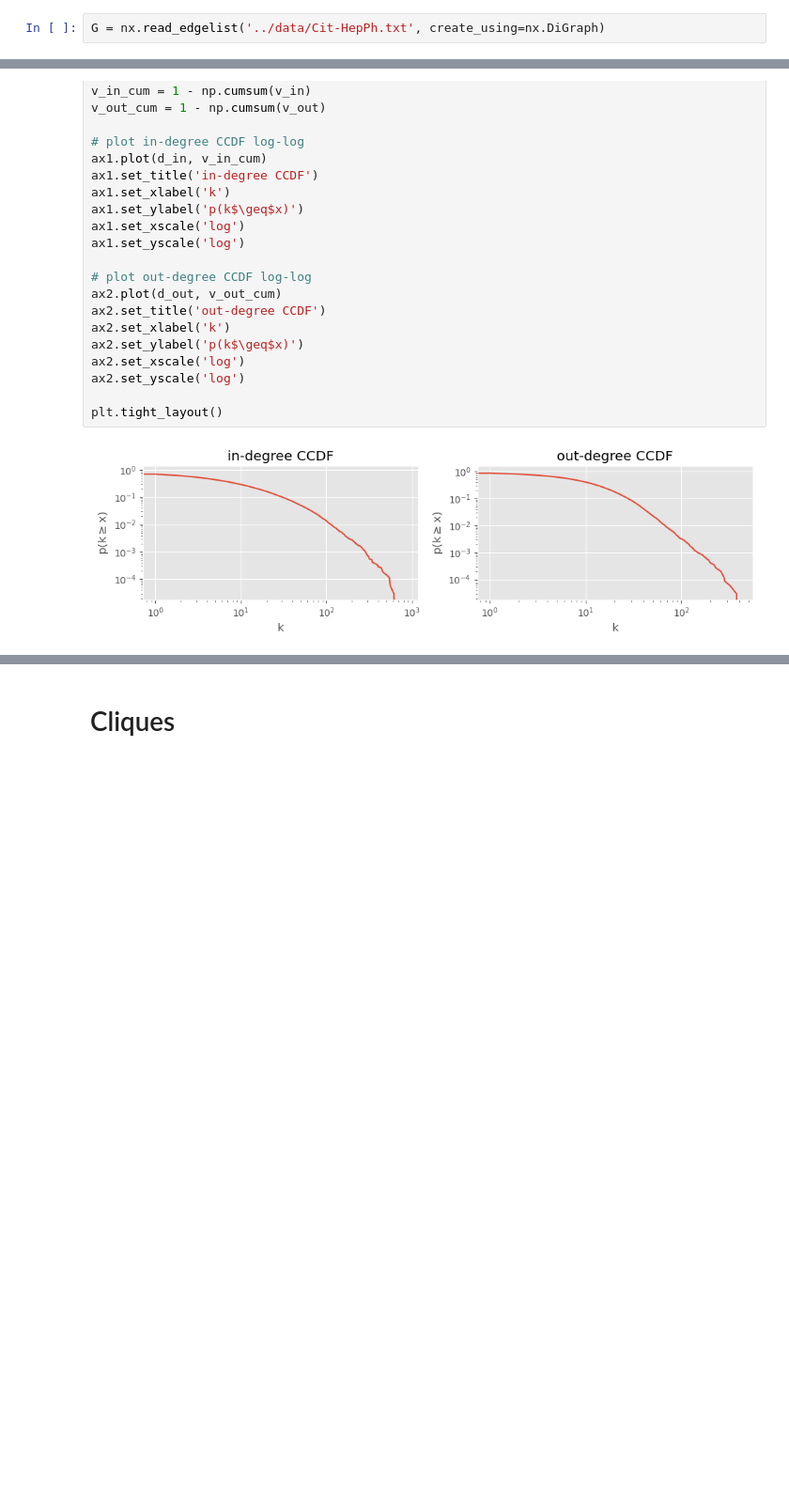
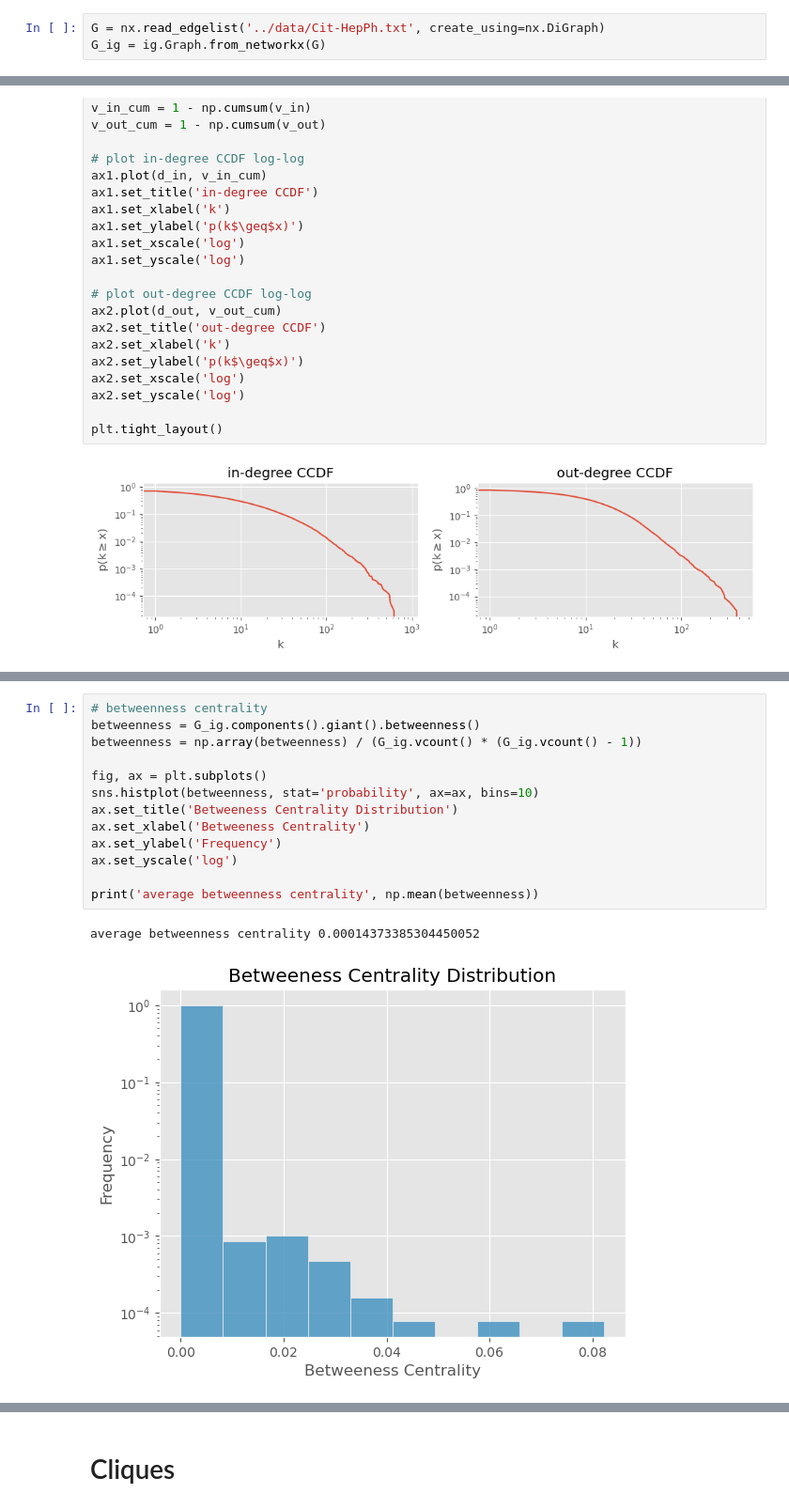
Before and after one commit to Marcus-Friis/research-project, a Jupyter notebook: notebooks/dataanalysis.ipynb, the cells around one changed output, grey strips where cells are left out. Shown: that part at 94% size. Cells and saved outputs as stored; diff of their text form; blank space fills up the shorter version.

```diff
--- a/notebooks/dataanalysis.ipynb
+++ b/notebooks/dataanalysis.ipynb
@@ -7,6 +8,7 @@ import seaborn as sns
 plt.style.use('ggplot')
 # %%
 G = nx.read_edgelist('../data/Cit-HepPh.txt', create_using=nx.DiGraph)
+G_ig = ig.Graph.from_networkx(G)
 # %% [markdown]
 # Graph properties
 # %%
@@ -129 +147,17 @@ ax.set_ylabel('Frequency')
+# %%
+# betweenness centrality
+betweenness = G_ig.components().giant().betweenness()
+betweenness = np.array(betweenness) / (G_ig.vcount() * (G_ig.vcount() - 1))
+
+fig, ax = plt.subplots()
+sns.histplot(betweenness, stat='probability', ax=ax, bins=10)
+ax.set_title('Betweeness Centrality Distribution')
+ax.set_xlabel('Betweeness Centrality')
+ax.set_ylabel('Frequency')
+ax.set_yscale('log')
+
+print('average betweenness centrality', np.mean(betweenness))
+# %% [output]
+average betweenness centrality 0.00014373385304450052
+[figure, added]
 # %%
```
Also changed, not shown: parts of 12 cells of this notebook.
